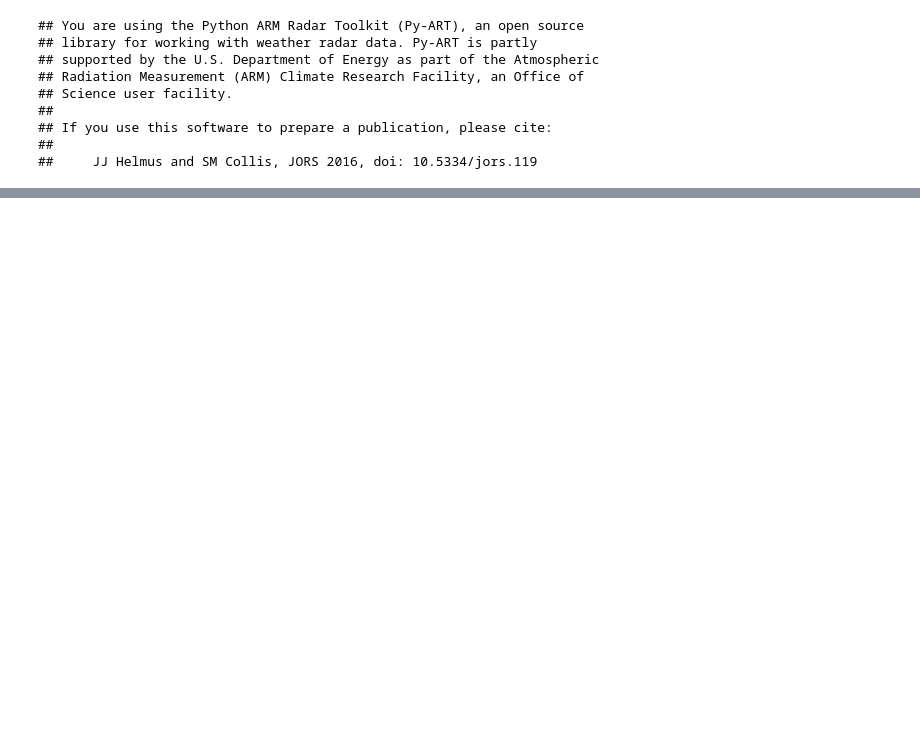
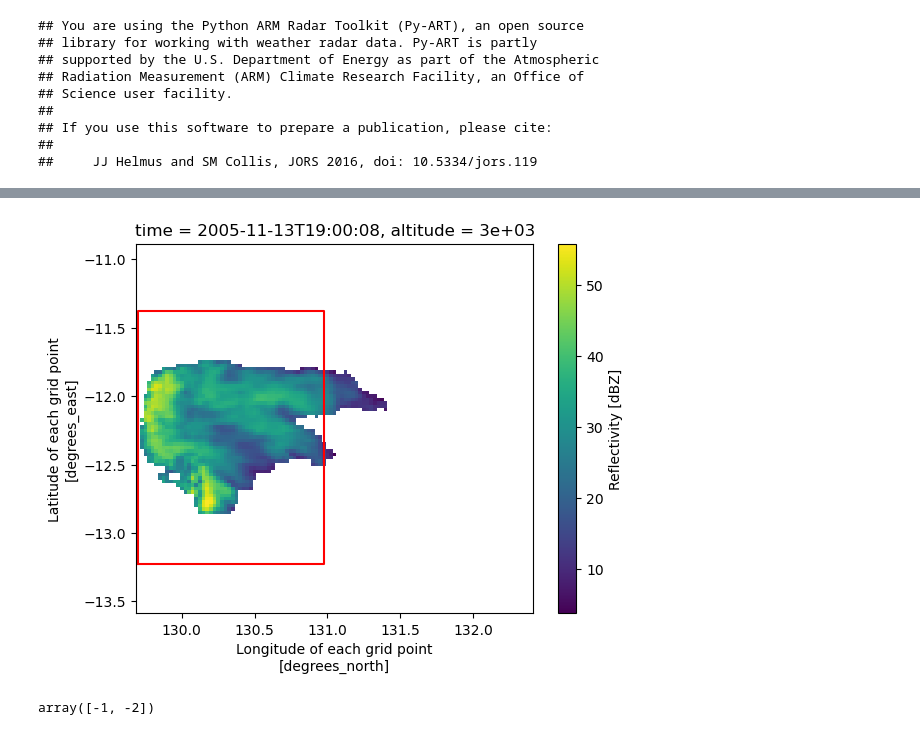
Before and after one commit to THUNER-project/THUNER, a Jupyter notebook: examples/cpol_demo.ipynb, the cells around one changed output, grey strips where cells are left out. Cells and saved outputs as stored; diff of their text form; code cells hidden in the pictures; blank space fills up the shorter version.

```diff
--- a/examples/cpol_demo.ipynb
+++ b/examples/cpol_demo.ipynb
@@ -151,0 +169,13 @@ data_options["cpol"]
+# %%
+bounding_box = get_bounding_box(obj, mask["cell_mask"])
+# cpol.where(mask['cell_mask'] == obj).plot()
+cpol_next.plot()
+
+box = flow_box
+
+rows = [box["row_min"], box["row_min"], box["row_max"], box["row_max"], box["row_min"]]
+cols = [box["col_min"], box["col_max"], box["col_max"], box["col_min"], box["col_min"]]
+plt.plot(mask.longitude.values[cols], mask.latitude.values[rows], 'r-')
+plt.show()
+# %% [output]
+[figure, added]
@@ -151,0 +184,4 @@ data_options["cpol"]
+# %%
+correlate.get_flow(box_previous.fillna(0), box_current.fillna(0))
+# %% [output]
+array([-1, -2])
```
Also changed, not shown: parts of 18 cells of this notebook, 14 other files.
